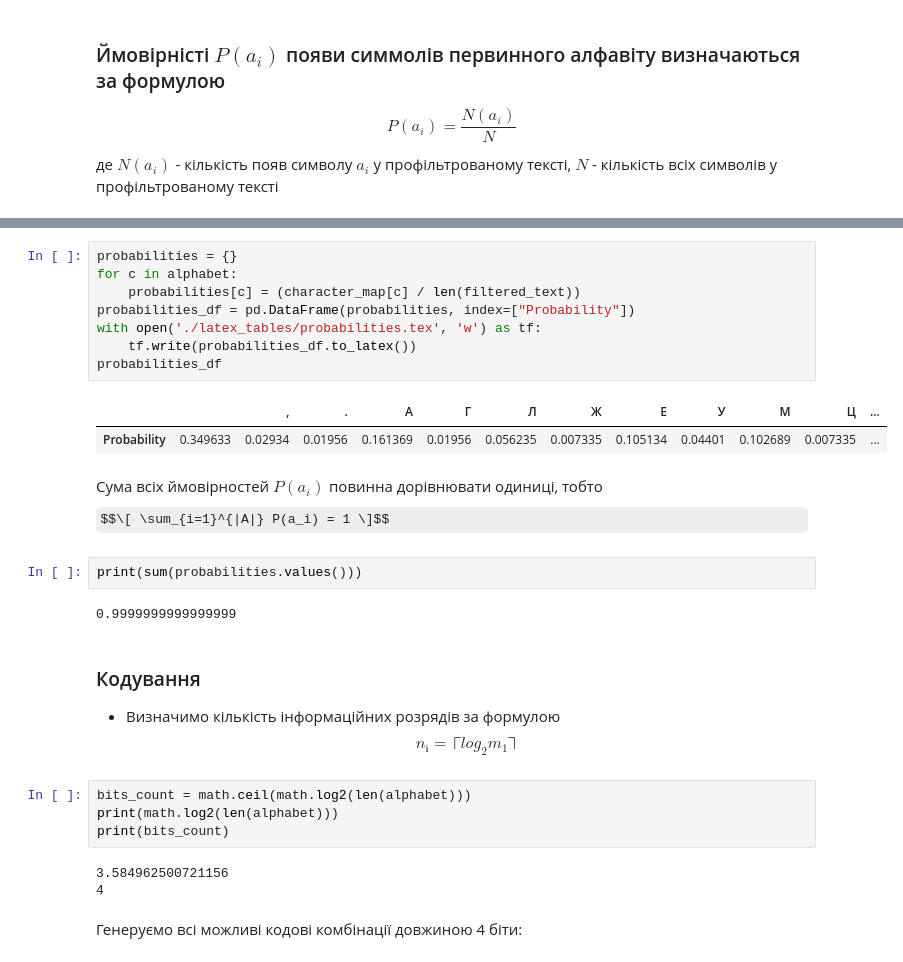
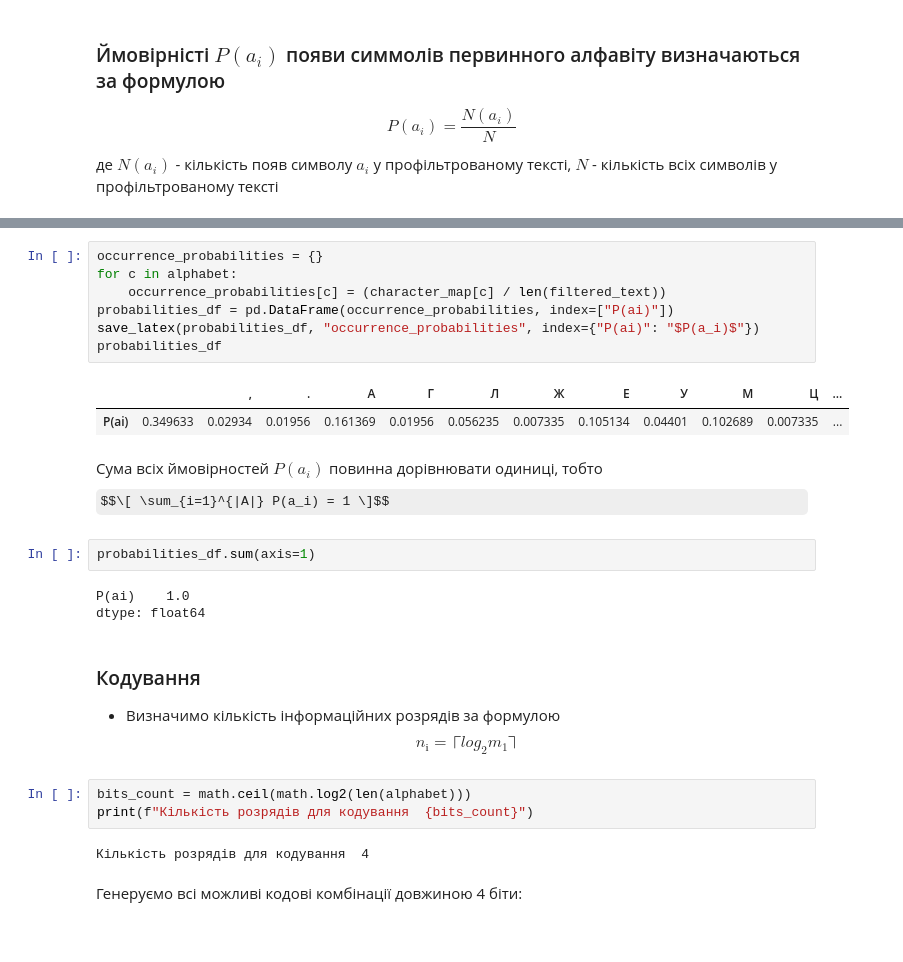
Before and after one commit to o-khytrov/InformationTheory, a Jupyter notebook: Task1.ipynb, the cells around one changed output, grey strips where cells are left out. Drawn from its saved outputs; the diff is of its cells as text; some formulas as TeX source.

```diff
--- a/Task1.ipynb
+++ b/Task1.ipynb
@@ -48,32 +52,30 @@ character_map_df
 # %%
-probabilities = {}
+occurrence_probabilities = {}
 for c in alphabet:
-    probabilities[c] = (character_map[c] / len(filtered_text))
-probabilities_df = pd.DataFrame(probabilities, index=["Probability"])
-with open('./latex_tables/probabilities.tex', 'w') as tf:
-    tf.write(probabilities_df.to_latex())
+    occurrence_probabilities[c] = (character_map[c] / len(filtered_text))
+probabilities_df = pd.DataFrame(occurrence_probabilities, index=["P(ai)"])
+save_latex(probabilities_df, "occurrence_probabilities", index={"P(ai)": "$P(a_i)$"})
 probabilities_df
 # %% [output]
 |  |  | , | . | А | Г | Л | Ж | Е | У | М | Ц | ... |
-| Probability | 0.349633 | 0.02934 | 0.01956 | 0.161369 | 0.01956 | 0.056235 | 0.007335 | 0.105134 | 0.04401 | 0.102689 | 0.007335 | ... |
+| P(ai) | 0.349633 | 0.02934 | 0.01956 | 0.161369 | 0.01956 | 0.056235 | 0.007335 | 0.105134 | 0.04401 | 0.102689 | 0.007335 | ... |
 # %% [markdown]
  Сума всіх ймовірностей $P(a_i)$ повинна дорівнювати одиниці, тобто
  $$\[ \sum_{i=1}^{|A|} P(a_i) = 1 \]$$
 # %%
-print(sum(probabilities.values()))
+probabilities_df.sum(axis=1)
 # %% [output]
-0.9999999999999999
+P(ai)    1.0
+dtype: float64
 # %% [markdown]
 ### Кодування
  - Визначимо кількість інформаційних розрядів за формулою
 $$ n_і =⎾log_2 m_1⏋$$
 # %%
 bits_count = math.ceil(math.log2(len(alphabet)))
-print(math.log2(len(alphabet)))
-print(bits_count)
+print(f"Кількість розрядів для кодування  {bits_count}")
 # %% [output]
-3.584962500721156
-4
+Кількість розрядів для кодування  4
 # %% [markdown]
 Генеруємо всі можливі кодові комбінації довжиною 4 біти:
 # %%
```
Also changed, not shown: parts of 44 cells of this notebook, 26 other files.
